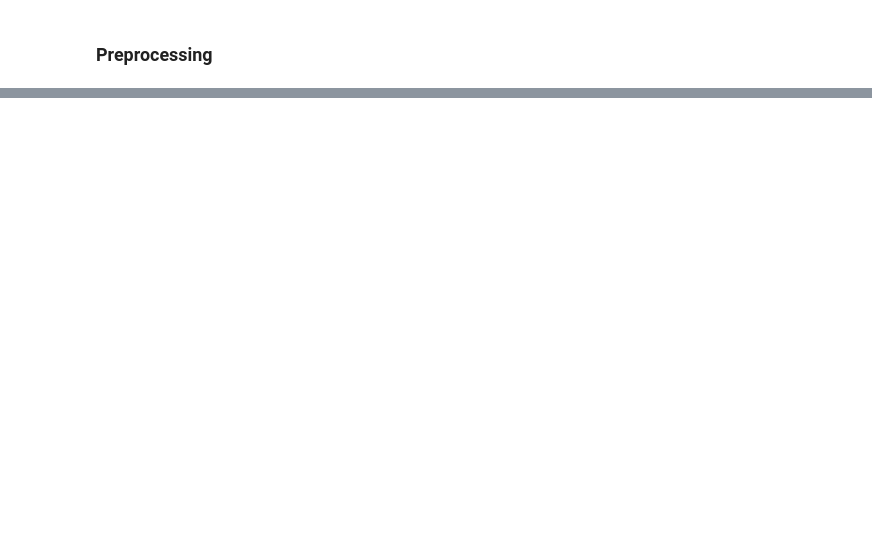
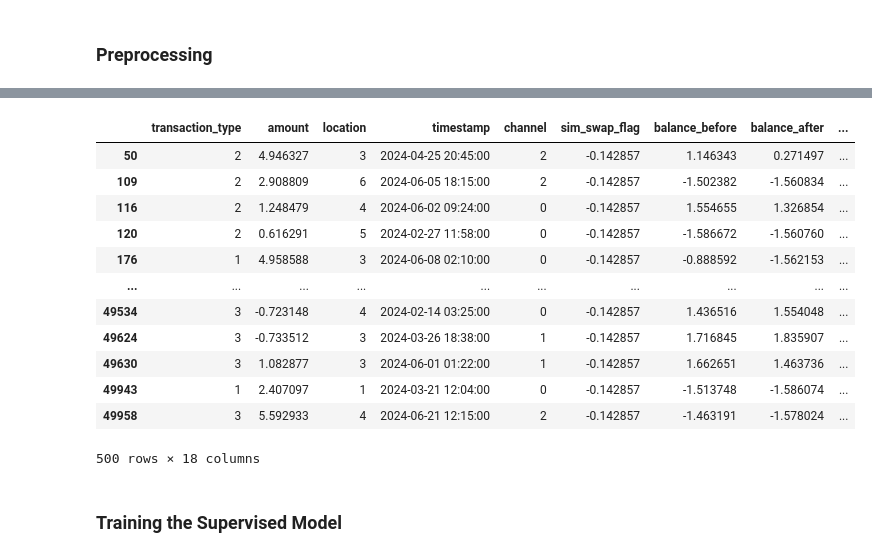
Before and after one commit to promibe/M-Pesa-Fraud-Transaction-Detection-System-, a Jupyter notebook: Fraud_detection.ipynb, the cells around one changed output, grey strips where cells are left out. Cells and saved outputs as stored; diff of their text form; code cells hidden in the pictures; blank space fills up the shorter version.

```diff
--- a/Fraud_detection.ipynb
+++ b/Fraud_detection.ipynb
@@ -215,3 +252,18 @@ df_cleaned['is_anomaly'] = df_cleaned['is_anomaly'].map({-1: True, 1: False})
 # %%
-#selecting features for anomaly detection
-#day_of_week, balance_after, amount, balance_before, hour_sin, hour_cos, day_cos, day_sin, transaction_velocity
+df[df['is_fraud']==True]
+# %% [output]
+|  | transaction_type | amount | location | timestamp | channel | sim_swap_flag | balance_before | balance_after | ... |
+| 50 | 2 | 4.946327 | 3 | 2024-04-25 20:45:00 | 2 | -0.142857 | 1.146343 | 0.271497 | ... |
+| 109 | 2 | 2.908809 | 6 | 2024-06-05 18:15:00 | 2 | -0.142857 | -1.502382 | -1.560834 | ... |
+| 116 | 2 | 1.248479 | 4 | 2024-06-02 09:24:00 | 0 | -0.142857 | 1.554655 | 1.326854 | ... |
+| 120 | 2 | 0.616291 | 5 | 2024-02-27 11:58:00 | 0 | -0.142857 | -1.586672 | -1.560760 | ... |
+| 176 | 1 | 4.958588 | 3 | 2024-06-08 02:10:00 | 0 | -0.142857 | -0.888592 | -1.562153 | ... |
+| ... | ... | ... | ... | ... | ... | ... | ... | ... | ... |
+| 49534 | 3 | -0.723148 | 4 | 2024-02-14 03:25:00 | 0 | -0.142857 | 1.436516 | 1.554048 | ... |
+| 49624 | 3 | -0.733512 | 3 | 2024-03-26 18:38:00 | 1 | -0.142857 | 1.716845 | 1.835907 | ... |
+| 49630 | 3 | 1.082877 | 3 | 2024-06-01 01:22:00 | 1 | -0.142857 | 1.662651 | 1.463736 | ... |
+| 49943 | 1 | 2.407097 | 1 | 2024-03-21 12:04:00 | 0 | -0.142857 | -1.513748 | -1.586074 | ... |
+| 49958 | 3 | 5.592933 | 4 | 2024-06-21 12:15:00 | 2 | -0.142857 | -1.463191 | -1.578024 | ... |
+500 rows × 18 columns
+# %% [markdown]
+### Training the Supervised Model
```
Also changed, not shown: parts of 38 cells of this notebook, 2 other files.
